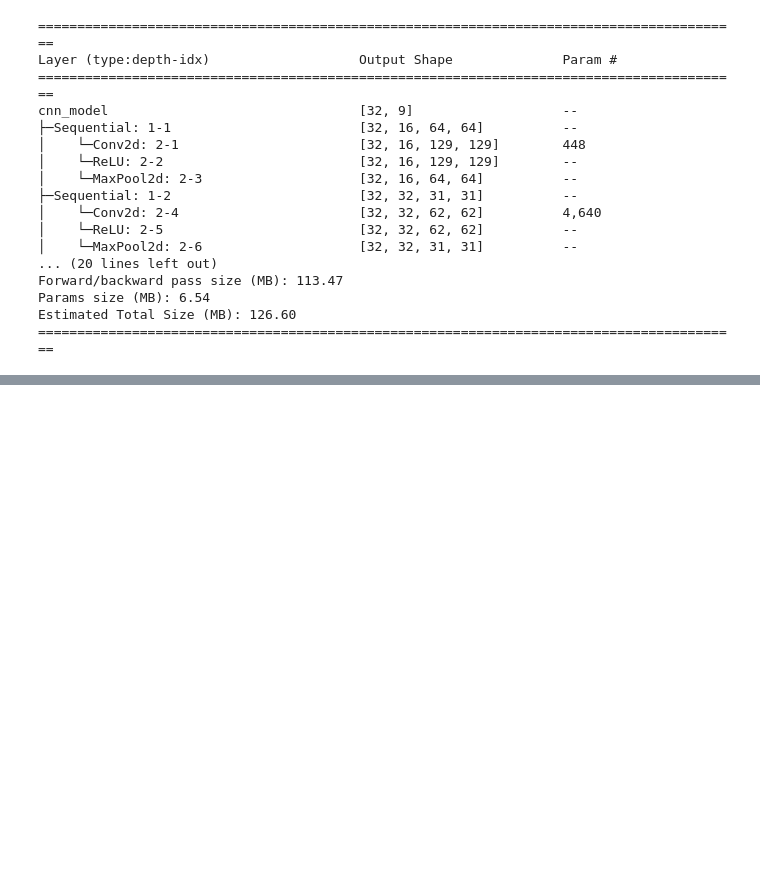
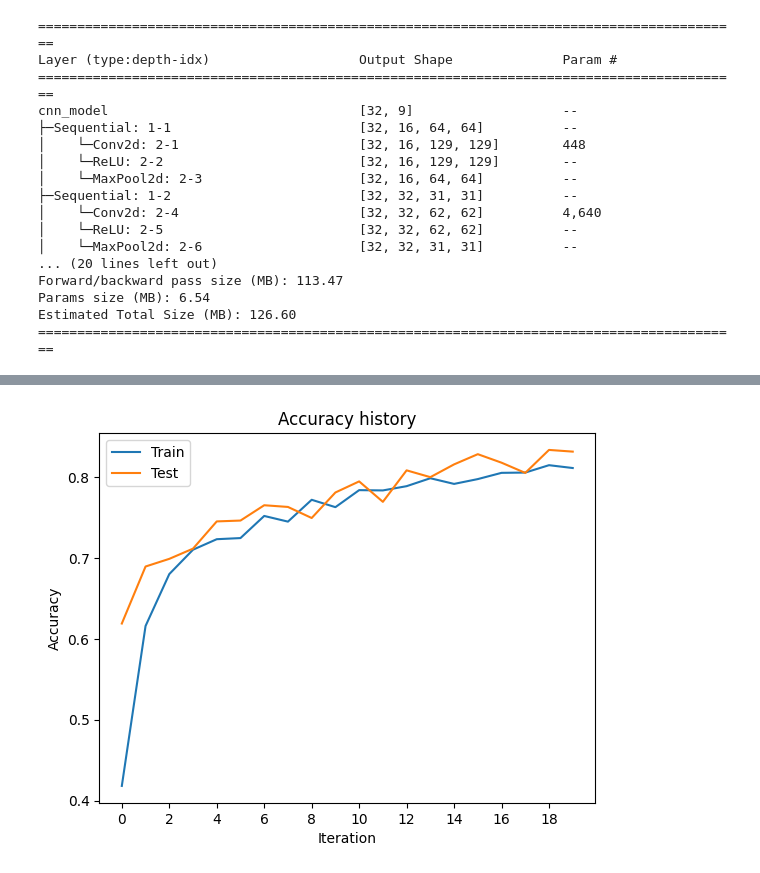
Before and after one commit to Warren-SJ/CNN-Assignment, a Jupyter notebook: cnn_assignment.ipynb, the cells around one changed output, grey strips where cells are left out. Saved outputs shown, nothing was run; the diff lists cells and outputs as text; code cells hidden in the pictures; blank space fills up the shorter version.

```diff
--- a/cnn_assignment.ipynb
+++ b/cnn_assignment.ipynb
@@ -260,0 +383,11 @@ torch.save(model.state_dict(), 'model.pth')
+# %%
+plt.plot(train_accuracy_hist, label='Train')
+plt.plot(test_accuracy_hist, label='Test')
+plt.xlabel('Iteration')
+plt.ylabel('Accuracy')
+plt.xticks(range(0, iterations, 2))
+plt.title('Accuracy history')
+plt.legend()
+plt.show()
+# %% [output]
+[figure, added]
```
Also changed, not shown: parts of 24 cells of this notebook.
